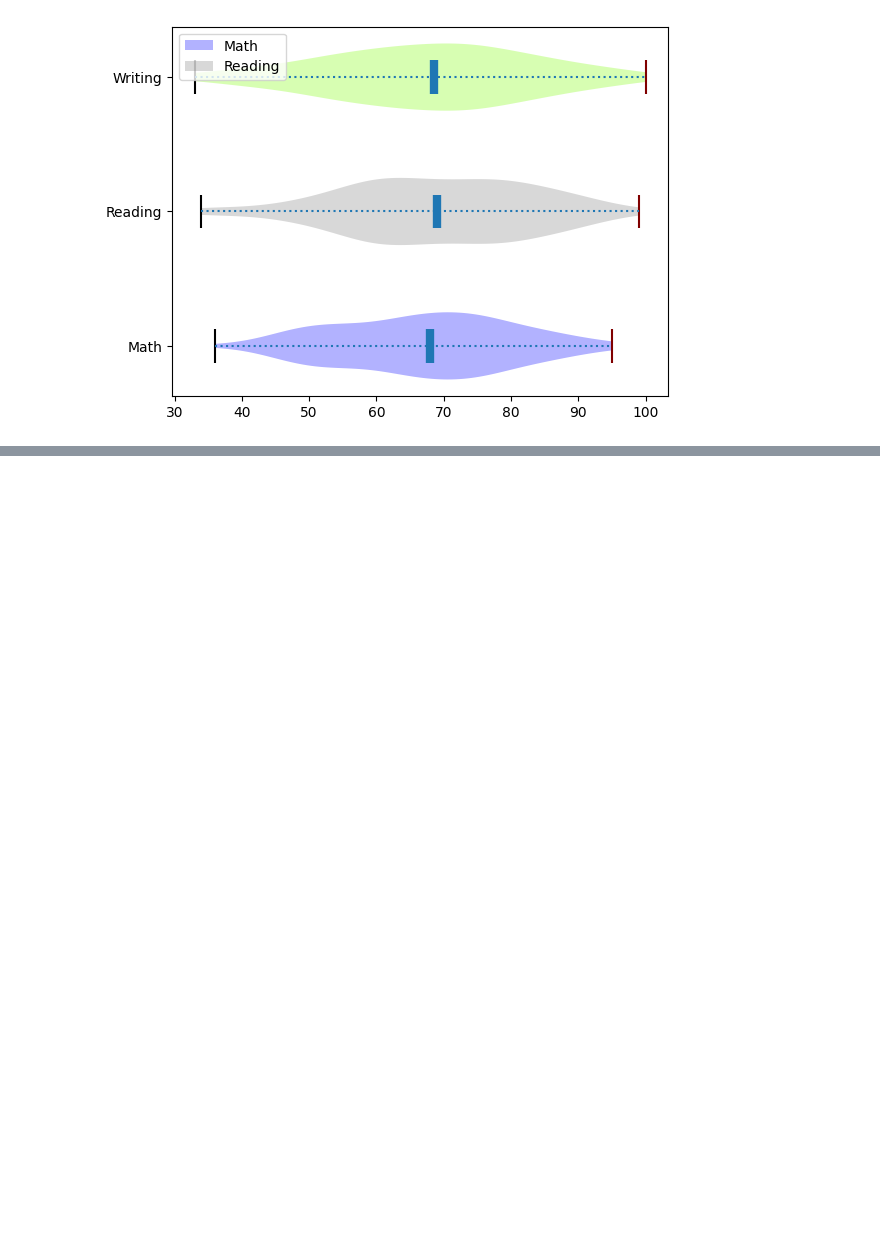
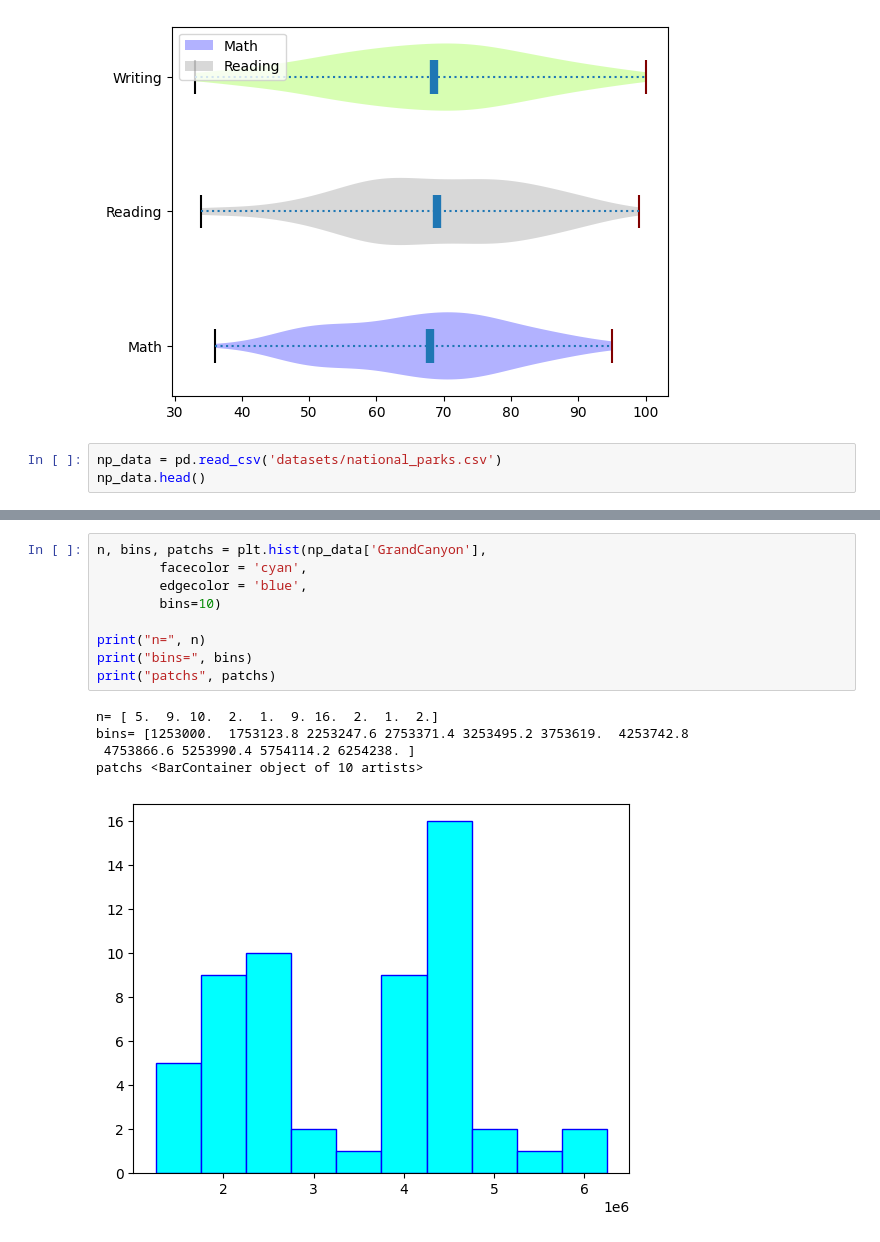
Before and after one commit to jmw-fr/Python, a Jupyter notebook: matplot/module3.ipynb, the cells around one changed output, grey strips where cells are left out. Drawn from its saved outputs; the diff is of its cells as text; blank space fills up the shorter version.

Commit message:
feat(python): module3 matplotlib histograms

```diff
--- a/matplot/module3.ipynb
+++ b/matplot/module3.ipynb
@@ -184,3 +184,6 @@ plt.legend(handles = [vp['bodies'][0], vp['bodies'][1]], labels=['Math', 'Readin
 # %% [output]
 <matplotlib.legend.Legend at 0x...>
 [figure]
+# %%
+np_data = pd.read_csv('datasets/national_parks.csv')
+np_data.head()
@@ -186,0 +209,15 @@ plt.legend(handles = [vp['bodies'][0], vp['bodies'][1]], labels=['Math', 'Readin
+# %%
+n, bins, patchs = plt.hist(np_data['GrandCanyon'],
+        facecolor = 'cyan',
+        edgecolor = 'blue',
+        bins=10)
+
+print("n=", n)
+print("bins=", bins)
+print("patchs", patchs)
+# %% [output]
+n= [ 5.  9. 10.  2.  1.  9. 16.  2.  1.  2.]
+bins= [1253000.  1753123.8 2253247.6 2753371.4 3253495.2 3753619.  4253742.8
+ 4753866.6 5253990.4 5754114.2 6254238. ]
+patchs <BarContainer object of 10 artists>
+[figure, added]
```
Also changed, not shown: parts of 5 cells of this notebook.
